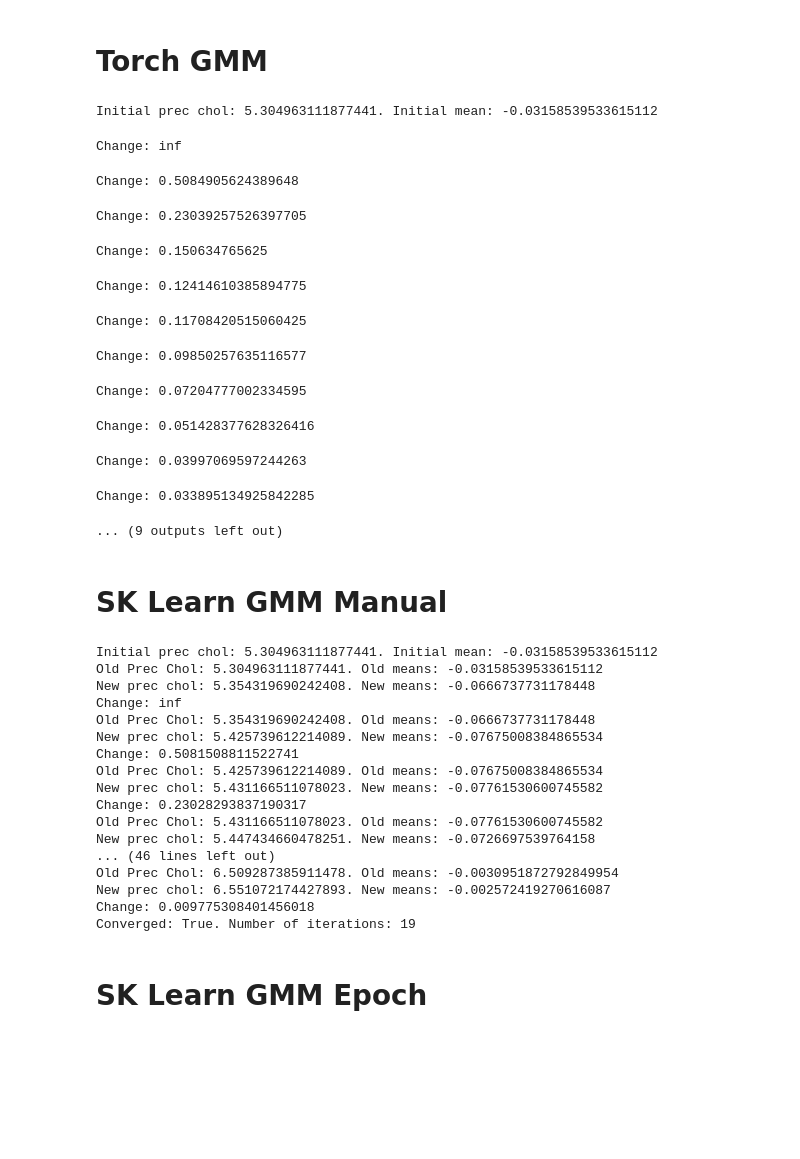
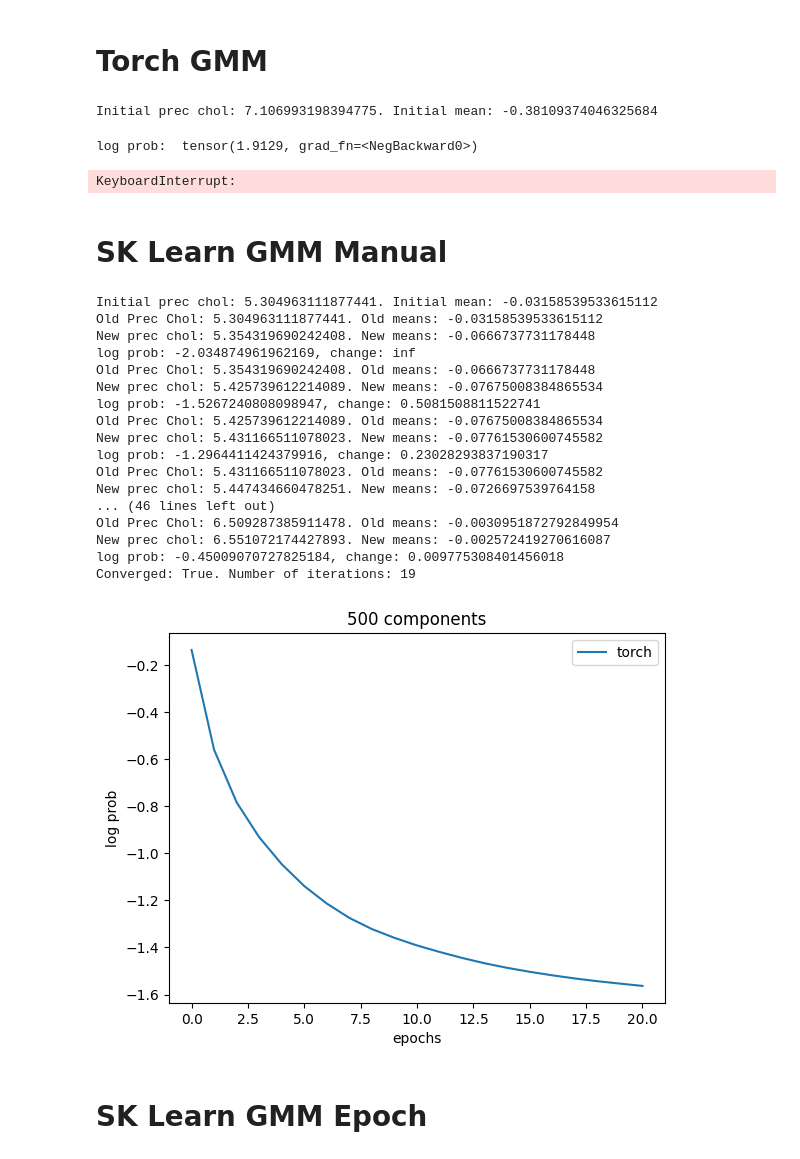
Before and after one commit to OpenSynth-energy/OpenSynth, a Jupyter notebook: notebooks/faraday/gmm_implementation_simplified.ipynb, the cells around one changed output. Cells and saved outputs as stored; diff of their text form; code cells hidden in the pictures; blank space fills up the shorter version.

Commit message:
Run sk-learn and Lightning batch learning

```diff
--- a/notebooks/faraday/gmm_implementation_simplified.ipynb
+++ b/notebooks/faraday/gmm_implementation_simplified.ipynb
@@ -33,7 +33,7 @@ data_path = Path("../../data/processed/historical/train/lcl_data_100K.csv")
 stats_path = Path("../../data/processed/historical/train/mean_std.csv")
 outlier_path = Path("../../data/processed/historical/train/outliers.csv")
 
-dm = LCLDataModule(data_path=data_path, stats_path=stats_path, batch_size=25000, n_samples=100000)
+dm = LCLDataModule(data_path=data_path, stats_path=stats_path, batch_size=100000, n_samples=100000)
 dm.setup()
 # %%
 import torch
@@ -66,7 +66,7 @@ input_tensor = encode_data_for_gmm(data=next_batch, vae_module=vae_model)
 input_data = input_tensor.detach().numpy()
 n_samples = len(input_tensor)
 # %%
-N_COMPONENTS = 250
+N_COMPONENTS = 700
 REG_COVAR = 1e-4
 EPOCHS = 25
 IDX = 0
@@ -124,21 +124,11 @@ torch_gmm = GaussianMixtureModel(
     print_idx=IDX
 )
 torch_gmm.initialise(gmm_init_params)
-trained_model = training_loop(model=torch_gmm, data=input_tensor, max_iter=EPOCHS)
+trained_model, log_prob_epochs = training_loop(model=torch_gmm, data=input_tensor, max_iter=EPOCHS)
 # %% [output]
-Initial prec chol: 5.304963111877441. Initial mean: -0.03158539533615112
+Initial prec chol: 7.106993198394775. Initial mean: -0.38109374046325684
-Change: inf
+log prob:  tensor(1.9129, grad_fn=<NegBackward0>)
-Change: 0.5084905624389648
+KeyboardInterrupt:
-Change: 0.23039257526397705
-Change: 0.150634765625
-Change: 0.12414610385894775
-Change: 0.11708420515060425
-Change: 0.09850257635116577
-Change: 0.07204777002334595
-Change: 0.051428377628326416
-Change: 0.03997069597244263
-Change: 0.033895134925842285
-... (9 outputs left out)
 # %% [markdown]
 # SK Learn GMM Manual
 # %%
@@ -240,7 +230,7 @@ print(f"Initial prec chol: {prec_chol[IDX][0][0]}. Initial mean: {means[IDX][0]}
 
 converged = False
 lower_bound = -np.inf
-
+np_log_prob_epochs = []
 for i in range(EPOCHS):
     prev_lower_bound = lower_bound
 
@@ -251,9 +241,10 @@ for i in range(EPOCHS):
     print(f"New prec chol: {prec_chol[IDX][0][0]}. New means: {means[IDX][0]}")
 
     # Converegence
-    lower_bound = log_prob
+    lower_bound = -log_prob
     change = abs(lower_bound - prev_lower_bound)
-    print(f"Change: {change}")
+    print(f"log prob: {log_prob}, change: {change}")
+    np_log_prob_epochs.append(lower_bound)
     if change < CONVERGENCE_TOL:
         converged = True
         break
@@ -263,17 +254,17 @@ print(f'Converged: {converged}. Number of iterations: {i}')
 Initial prec chol: 5.304963111877441. Initial mean: -0.03158539533615112
 Old Prec Chol: 5.304963111877441. Old means: -0.03158539533615112
 New prec chol: 5.354319690242408. New means: -0.0666737731178448
-Change: inf
+log prob: -2.034874961962169, change: inf
 Old Prec Chol: 5.354319690242408. Old means: -0.0666737731178448
 New prec chol: 5.425739612214089. New means: -0.07675008384865534
-Change: 0.5081508811522741
+log prob: -1.5267240808098947, change: 0.5081508811522741
 Old Prec Chol: 5.425739612214089. Old means: -0.07675008384865534
 New prec chol: 5.431166511078023. New means: -0.07761530600745582
-Change: 0.23028293837190317
+log prob: -1.2964411424379916, change: 0.23028293837190317
 Old Prec Chol: 5.431166511078023. Old means: -0.07761530600745582
 New prec chol: 5.447434660478251. New means: -0.0726697539764158
 ... (46 lines left out)
 Old Prec Chol: 6.509287385911478. Old means: -0.0030951872792849954
 New prec chol: 6.551072174427893. New means: -0.002572419270616087
-Change: 0.009775308401456018
+log prob: -0.45009070727825184, change: 0.009775308401456018
 Converged: True. Number of iterations: 19
@@ -280,3 +273,14 @@ Converged: True. Number of iterations: 19
+# %%
+torch_log_prob_epochs = [log_prob.detach().item() for log_prob in log_prob_epochs]
+plt.plot(np.arange(0, 21), torch_log_prob_epochs, label='torch')
+# plt.plot(np.arange(0, i+1), np_log_prob_epochs, label='numpy', linestyle='--')
+plt.xlabel('epochs')
+plt.ylabel('log prob')
+plt.title('500 components')
+plt.legend()
+plt.show()
+# %% [output]
+[figure, added]
 # %% [markdown]
 # SK Learn GMM Epoch
 # %%
```
Also changed, not shown: parts of 10 cells of this notebook, 1 other file.
